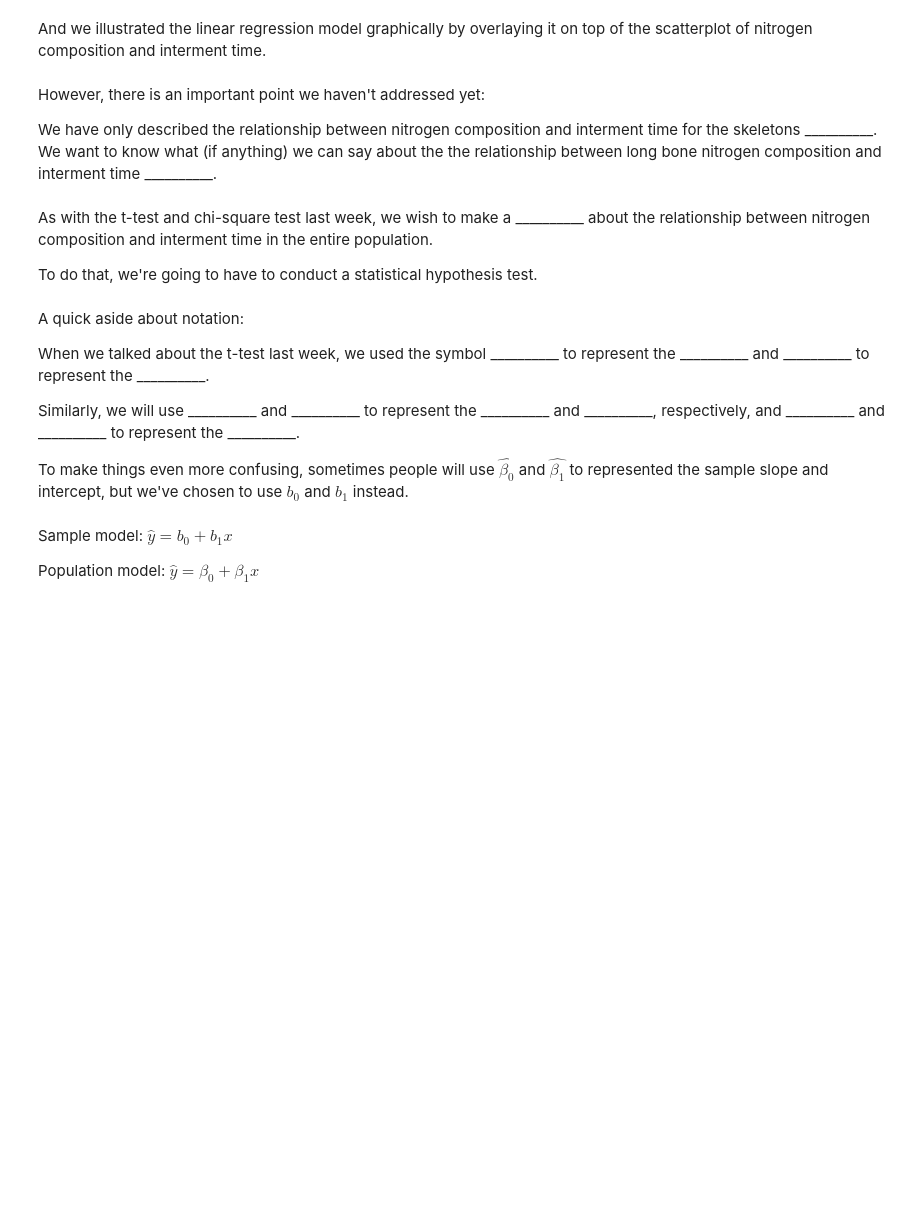
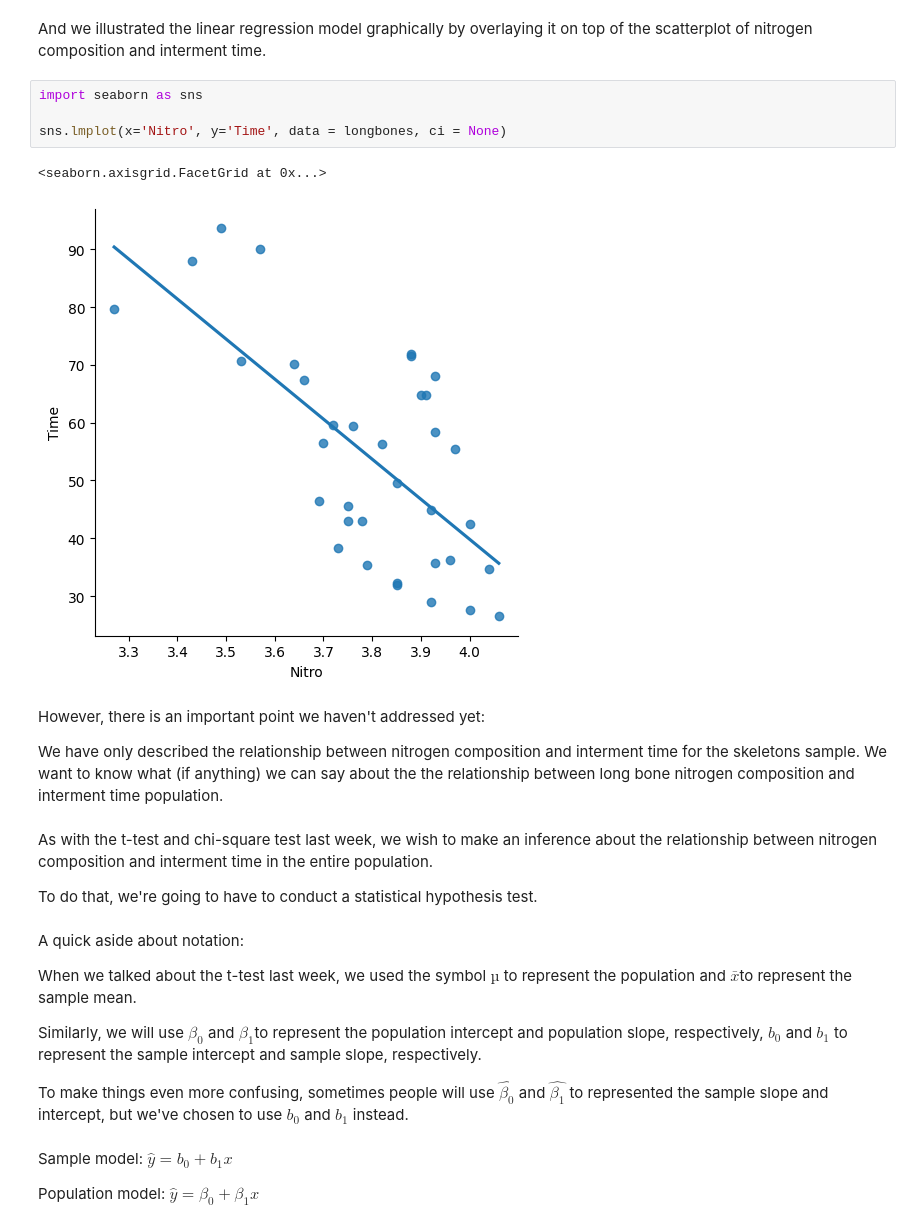
Before and after one commit to sikoh/DS-Linear-Algebra, a Jupyter notebook: Inference-Linear-Regression/DS_InferenceForRegression_Lecture_Notes.ipynb, the cells around one changed output. Drawn from its saved outputs; the diff is of its cells as text; blank space fills up the shorter version.

```diff
--- a/Inference-Linear-Regression/DS_InferenceForRegression_Lecture_Notes.ipynb
+++ b/Inference-Linear-Regression/DS_InferenceForRegression_Lecture_Notes.ipynb
@@ -45,20 +60,27 @@ We used those model coefficients to write the least squares regression line
 $\hat{Y} = 316.8 - 69.24 X$
 # %% [markdown]
 And we illustrated the linear regression model graphically by overlaying it on top of the scatterplot of nitrogen composition and interment time.
+# %%
+import seaborn as sns
+
+sns.lmplot(x='Nitro', y='Time', data = longbones, ci = None)
+# %% [output]
+<seaborn.axisgrid.FacetGrid at 0x...>
+[figure, added]
 # %% [markdown]
 However, there is an important point we haven't addressed yet:
 
-We have only described the relationship between nitrogen composition and interment time for the skeletons __________.  We want to know what (if anything) we can say about the the relationship between long bone nitrogen composition and interment time __________.
+We have only described the relationship between nitrogen composition and interment time for the skeletons sample.  We want to know what (if anything) we can say about the the relationship between long bone nitrogen composition and interment time population.
 # %% [markdown]
-As with the t-test and chi-square test last week, we wish to make a __________ about the relationship between nitrogen composition and interment time in the entire population.
+As with the t-test and chi-square test last week, we wish to make an inference about the relationship between nitrogen composition and interment time in the entire population.
 
 To do that, we're going to have to conduct a statistical hypothesis test.
 # %% [markdown]
 A quick aside about notation:
 
-When we talked about the t-test last week, we used the symbol __________ to represent the __________ and __________ to represent the __________.
+ When we talked about the t-test last week, we used the symbol ${µ}$ to represent the population and $\bar{x}$to represent the sample mean.
 
-Similarly, we will use __________ and __________ to represent the __________ and __________, respectively, and __________ and __________ to represent the __________.
+Similarly, we will use  ${\beta_0}$ and ${\beta_1}$to represent the population intercept and population slope, respectively,  $b_0$ and $b_1$ to represent the sample intercept and sample slope, respectively.
 
 To make things even more confusing, sometimes people will use $\hat{\beta_0}$ and $\hat{\beta_1}$ to represented the sample slope and intercept, but we've chosen to use $b_0$ and $b_1$ instead.
 # %% [markdown]
```
Also changed, not shown: parts of 9 cells of this notebook.
